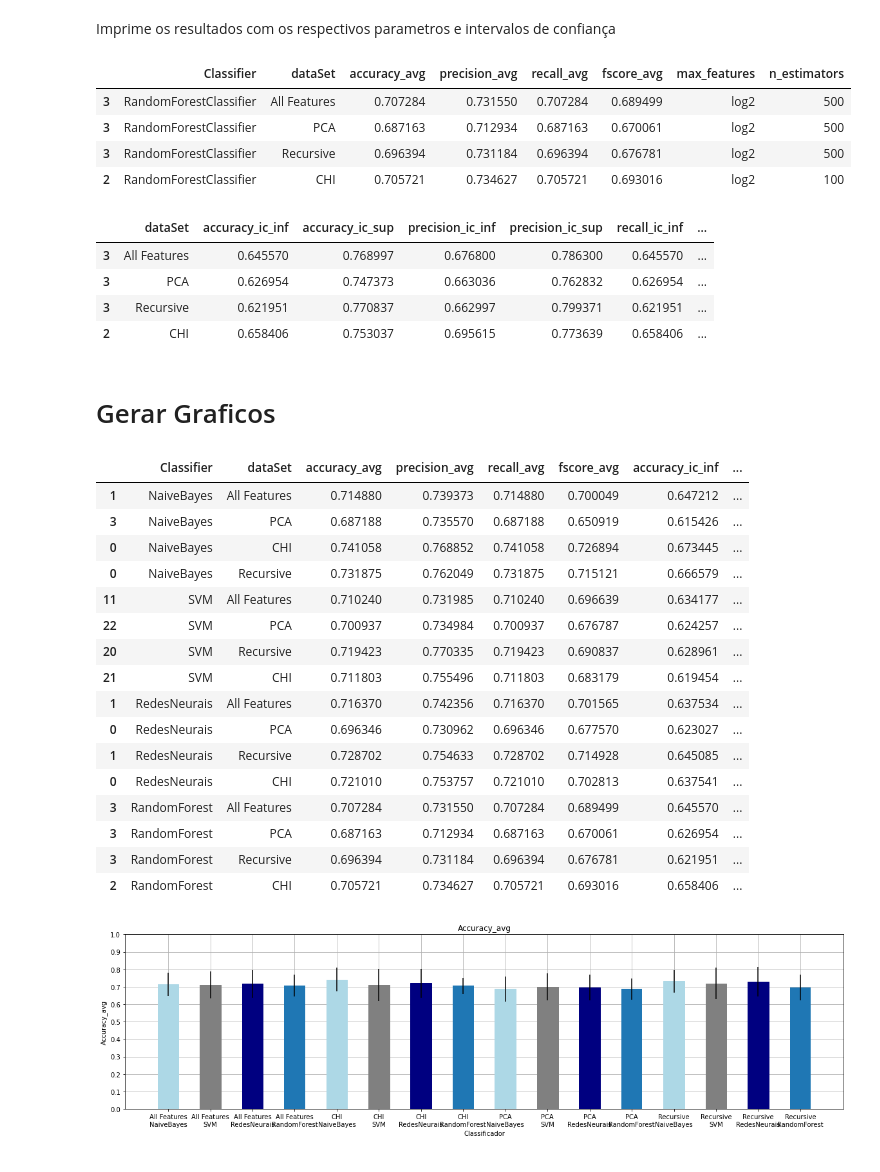
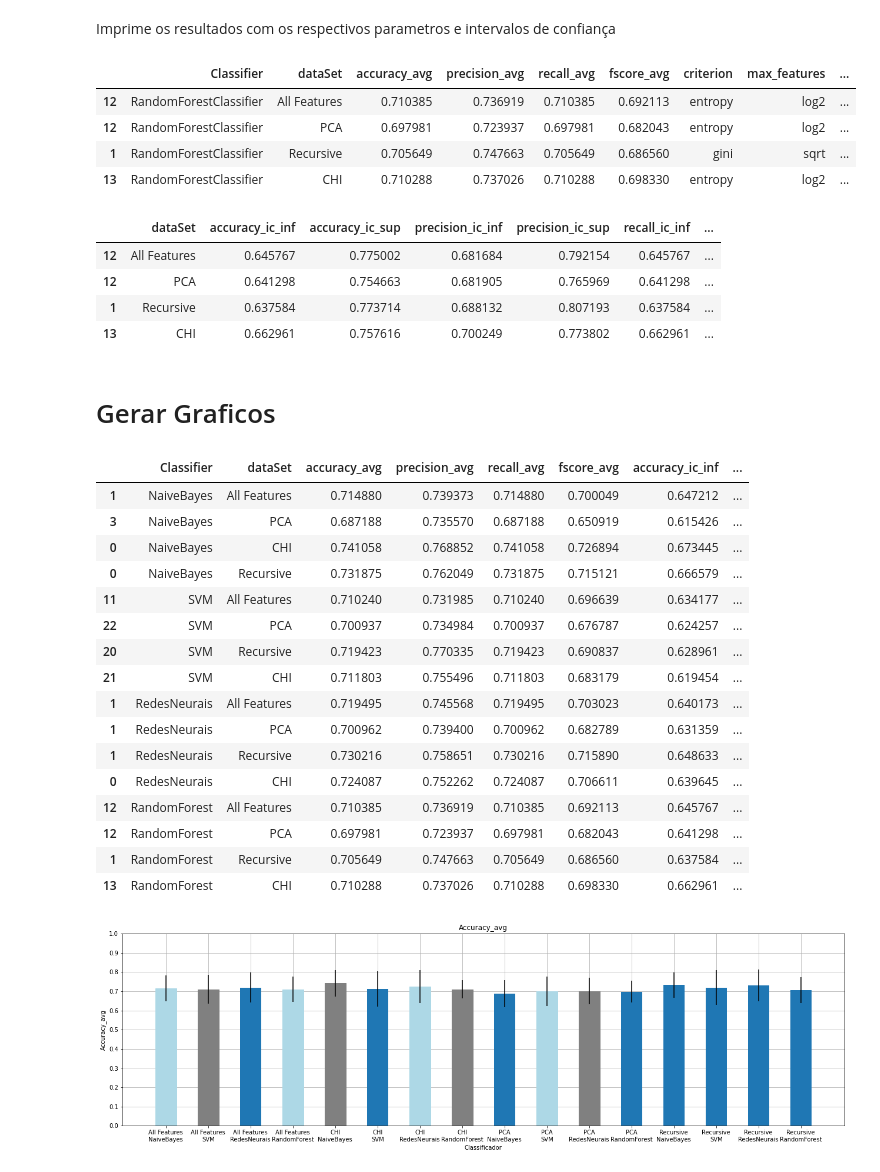
Before and after one commit to carlaprv/sin5007-reconhecimento-de-padroes, a Jupyter notebook: 09 - k_fold_cross_validation_+_Naive_Bayes+SVM+Redes_Neurais_+_Random_forest_v02 .ipynb, the cells around one changed output. Drawn from its saved outputs; the diff is of its cells as text; code cells hidden in the pictures.

Commit message:
Random Forest + parameters

```diff
--- a/09 - k_fold_cross_validation_+_Naive_Bayes+SVM+Redes_Neurais_+_Random_forest_v02 .ipynb
+++ b/09 - k_fold_cross_validation_+_Naive_Bayes+SVM+Redes_Neurais_+_Random_forest_v02 .ipynb
@@ -816,8 +834,9 @@ Fold 9: Pos: 34, Neg: 30, Total: 64, Proporção: 53% x 46%
 df = pd.read_csv('results/dataset-normalizado.csv', header = 0)
 X = df.drop('is_approved', axis=1).to_numpy() # DATASET
 y = df['is_approved'].to_numpy() # target
-parameters_in = {'n_estimators': [100,500], #default=(100)
-                 'max_features': ["sqrt", "log2"] #default = sqrt
+parameters_in = {'n_estimators': [100,500,1000,5000], #default=(100)
+                 'max_features': ["sqrt", "log2"], #sqrt(n_features)
+                 'criterion' : ['gini', 'entropy'] #default=”gini”
                  }
 RF_all,RF_all_ic = Classifier_grid(X, y, k_folds, parameters_in,RandomForestClassifier, dataSet='All Features')
 # %% [output]
@@ -842,8 +861,9 @@ Fold 9: Pos: 34, Neg: 30, Total: 64, Proporção: 53% x 46%
 df = pd.read_csv('results/dataset-pca.csv', header = 0)
 X = df.drop('is_approved', axis=1).to_numpy() # DATASET
 y = df['is_approved'].to_numpy() # target
-parameters_in = {'n_estimators': [100,500], #default=(100)
-                 'max_features': ["sqrt", "log2"] #sqrt(n_features)
+parameters_in = {'n_estimators': [100,500,1000,5000], #default=(100)
+                 'max_features': ["sqrt", "log2"], #sqrt(n_features)
+                 'criterion' : ['gini', 'entropy'] #default=”gini”
                  }
 RF_pca,RF_pca_ic  = Classifier_grid(X, y, k_folds, parameters_in,RandomForestClassifier, dataSet='PCA')
 # %% [output]
@@ -868,8 +888,9 @@ Fold 9: Pos: 34, Neg: 30, Total: 64, Proporção: 53% x 46%
 df = pd.read_csv('results/dataset-fs-recursive-feature.csv', header = 0)
 X = df.drop('is_approved', axis=1).to_numpy() # DATASET
 y = df['is_approved'].to_numpy() # target
-parameters_in = {'n_estimators': [100,500], #default=(100)
-                 'max_features': ["sqrt", "log2"] #sqrt(n_features)
+parameters_in = {'n_estimators': [100,500,1000,5000], #default=(100)
+                 'max_features': ["sqrt", "log2"], #sqrt(n_features)
+                 'criterion' : ['gini', 'entropy'] #default=”gini”
                  }
 RF_rf,RF_rf_ic  = Classifier_grid(X, y, k_folds, parameters_in,RandomForestClassifier, dataSet='Recursive')
 # %% [output]
@@ -894,8 +915,9 @@ Fold 9: Pos: 34, Neg: 30, Total: 64, Proporção: 53% x 46%
 df = pd.read_csv('results/dataset-fs-chi-squared.csv', header = 0)
 X = df.drop('is_approved', axis=1).to_numpy() # DATASET
 y = df['is_approved'].to_numpy() # target
-parameters_in = {'n_estimators': [100,500], #default=(100)
-                 'max_features': ["sqrt", "log2"] #sqrt(n_features)
+parameters_in = {'n_estimators': [100,500,1000,5000], #default=(100)
+                 'max_features': ["sqrt", "log2"], #sqrt(n_features)
+                 'criterion' : ['gini', 'entropy'] #default=”gini”
                  }
 RF_chi,RF_chi_ic = Classifier_grid(X, y, k_folds, parameters_in,RandomForestClassifier, dataSet='CHI')
 # %% [output]
@@ -1013,20 +1035,20 @@ Imprime os resultados com os respectivos parametros e intervalos de confiança
 R_RF = pd.concat([RF_all,RF_pca,RF_rf,RF_chi])
 R_RF
 # %% [output]
-|  | Classifier | dataSet | accuracy_avg | precision_avg | recall_avg | fscore_avg | max_features | n_estimators |
-| 3 | RandomForestClassifier | All Features | 0.707284 | 0.731550 | 0.707284 | 0.689499 | log2 | 500 |
-| 3 | RandomForestClassifier | PCA | 0.687163 | 0.712934 | 0.687163 | 0.670061 | log2 | 500 |
-| 3 | RandomForestClassifier | Recursive | 0.696394 | 0.731184 | 0.696394 | 0.676781 | log2 | 500 |
-| 2 | RandomForestClassifier | CHI | 0.705721 | 0.734627 | 0.705721 | 0.693016 | log2 | 100 |
+|  | Classifier | dataSet | accuracy_avg | precision_avg | recall_avg | fscore_avg | criterion | max_features | ... |
+| 12 | RandomForestClassifier | All Features | 0.710385 | 0.736919 | 0.710385 | 0.692113 | entropy | log2 | ... |
+| 12 | RandomForestClassifier | PCA | 0.697981 | 0.723937 | 0.697981 | 0.682043 | entropy | log2 | ... |
+| 1 | RandomForestClassifier | Recursive | 0.705649 | 0.747663 | 0.705649 | 0.686560 | gini | sqrt | ... |
+| 13 | RandomForestClassifier | CHI | 0.710288 | 0.737026 | 0.710288 | 0.698330 | entropy | log2 | ... |
 # %%
 R_RF_ic = pd.concat([RF_all_ic,RF_pca_ic,RF_rf_ic,RF_chi_ic])
 R_RF_ic
 # %% [output]
 |  | dataSet | accuracy_ic_inf | accuracy_ic_sup | precision_ic_inf | precision_ic_sup | recall_ic_inf | ... |
-| 3 | All Features | 0.645570 | 0.768997 | 0.676800 | 0.786300 | 0.645570 | ... |
-| 3 | PCA | 0.626954 | 0.747373 | 0.663036 | 0.762832 | 0.626954 | ... |
-| 3 | Recursive | 0.621951 | 0.770837 | 0.662997 | 0.799371 | 0.621951 | ... |
-| 2 | CHI | 0.658406 | 0.753037 | 0.695615 | 0.773639 | 0.658406 | ... |
+| 12 | All Features | 0.645767 | 0.775002 | 0.681684 | 0.792154 | 0.645767 | ... |
+| 12 | PCA | 0.641298 | 0.754663 | 0.681905 | 0.765969 | 0.641298 | ... |
+| 1 | Recursive | 0.637584 | 0.773714 | 0.688132 | 0.807193 | 0.637584 | ... |
+| 13 | CHI | 0.662961 | 0.757616 | 0.700249 | 0.773802 | 0.662961 | ... |
 # %% [markdown]
 # Gerar Graficos
 # %%
@@ -1068,49 +1090,44 @@ concatenar_model
 | 22 | SVM | PCA | 0.700937 | 0.734984 | 0.700937 | 0.676787 | 0.624257 | ... |
 | 20 | SVM | Recursive | 0.719423 | 0.770335 | 0.719423 | 0.690837 | 0.628961 | ... |
 | 21 | SVM | CHI | 0.711803 | 0.755496 | 0.711803 | 0.683179 | 0.619454 | ... |
-| 1 | RedesNeurais | All Features | 0.716370 | 0.742356 | 0.716370 | 0.701565 | 0.637534 | ... |
-| 0 | RedesNeurais | PCA | 0.696346 | 0.730962 | 0.696346 | 0.677570 | 0.623027 | ... |
-| 1 | RedesNeurais | Recursive | 0.728702 | 0.754633 | 0.728702 | 0.714928 | 0.645085 | ... |
-| 0 | RedesNeurais | CHI | 0.721010 | 0.753757 | 0.721010 | 0.702813 | 0.637541 | ... |
-| 3 | RandomForest | All Features | 0.707284 | 0.731550 | 0.707284 | 0.689499 | 0.645570 | ... |
-| 3 | RandomForest | PCA | 0.687163 | 0.712934 | 0.687163 | 0.670061 | 0.626954 | ... |
-| 3 | RandomForest | Recursive | 0.696394 | 0.731184 | 0.696394 | 0.676781 | 0.621951 | ... |
-| 2 | RandomForest | CHI | 0.705721 | 0.734627 | 0.705721 | 0.693016 | 0.658406 | ... |
+| 1 | RedesNeurais | All Features | 0.719495 | 0.745568 | 0.719495 | 0.703023 | 0.640173 | ... |
+| 1 | RedesNeurais | PCA | 0.700962 | 0.739400 | 0.700962 | 0.682789 | 0.631359 | ... |
+| 1 | RedesNeurais | Recursive | 0.730216 | 0.758651 | 0.730216 | 0.715890 | 0.648633 | ... |
+| 0 | RedesNeurais | CHI | 0.724087 | 0.752262 | 0.724087 | 0.706611 | 0.639645 | ... |
+| 12 | RandomForest | All Features | 0.710385 | 0.736919 | 0.710385 | 0.692113 | 0.645767 | ... |
+| 12 | RandomForest | PCA | 0.697981 | 0.723937 | 0.697981 | 0.682043 | 0.641298 | ... |
+| 1 | RandomForest | Recursive | 0.705649 | 0.747663 | 0.705649 | 0.686560 | 0.637584 | ... |
+| 13 | RandomForest | CHI | 0.710288 | 0.737026 | 0.710288 | 0.698330 | 0.662961 | ... |
 # %%
 df = concatenar_model.sort_values(by=['dataSet'])
 df['Parametros'] = df[['dataSet','Classifier']].fillna('').apply(lambda x: '\n'.join((x).astype(str)), axis=1)
 df['Parametros']
 
 conf = [df['accuracy_ic_sup'].array , df['accuracy_ic_inf'].array]
 means = df['accuracy_avg'].array
 ic = [conf[0]-means , means-conf[1]]
 
 
 g = plt.bar(df['Parametros'].array, df['accuracy_avg'].array, yerr=ic,width=0.5,zorder=2,align='center')
 plt.grid()
 
 g[0].set_color('lightblue')
-g[4].set_color('lightblue')
-g[8].set_color('lightblue')
-g[12].set_color('lightblue')
+g[3].set_color('lightblue')
+g[6].set_color('lightblue')
+g[9].set_color('lightblue')
 g[1].set_color('grey')
-g[5].set_color('grey')
-g[9].set_color('grey')
-g[13].set_color('grey')
-g[2].set_color('navy')
-g[6].set_color('navy')
-g[10].set_color('navy')
-g[14].set_color('navy')
-
+g[4].set_color('grey')
+g[7].set_color('grey')
+g[10].set_color('grey')
 
 plt.title("Accuracy_avg")
 plt.ylabel('Accuracy_avg')
 plt.xlabel('Classificador')
 plt.yticks(np.arange(0, 1.1, .1))
-plt.rcParams["figure.figsize"] = (20,5)
+plt.rcParams["figure.figsize"] = (22,6)
 plt.show()
 # %% [output]
-[figure, old version]
+[figure, new version]
 # %%
 df['Parametros'] = df[['dataSet','Classifier']].fillna('').apply(lambda x: '\n'.join((x).astype(str)), axis=1)
 conf = [df['precision_ic_sup'].array , df['precision_ic_inf'].array]
```
Also changed, not shown: parts of 22 cells of this notebook.
